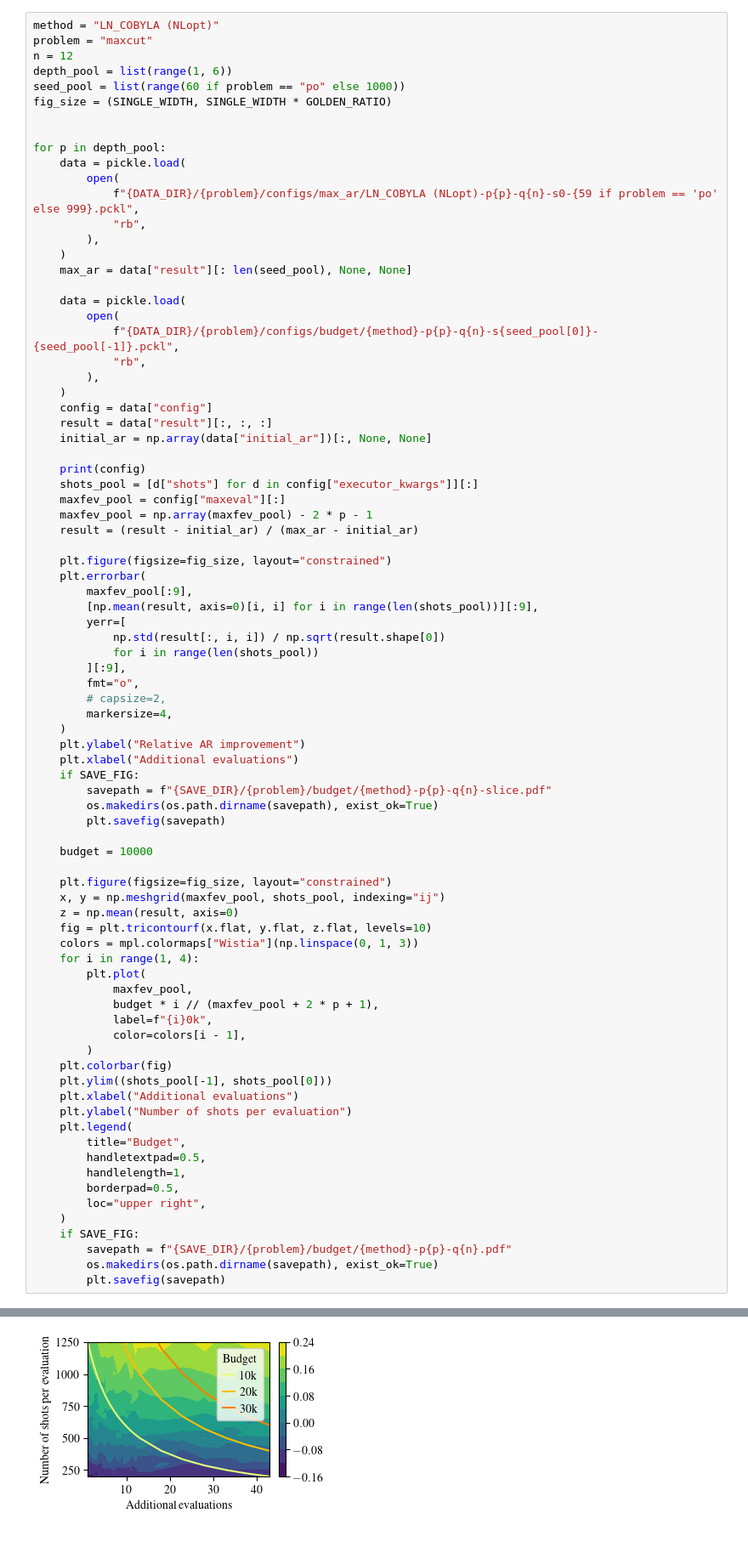
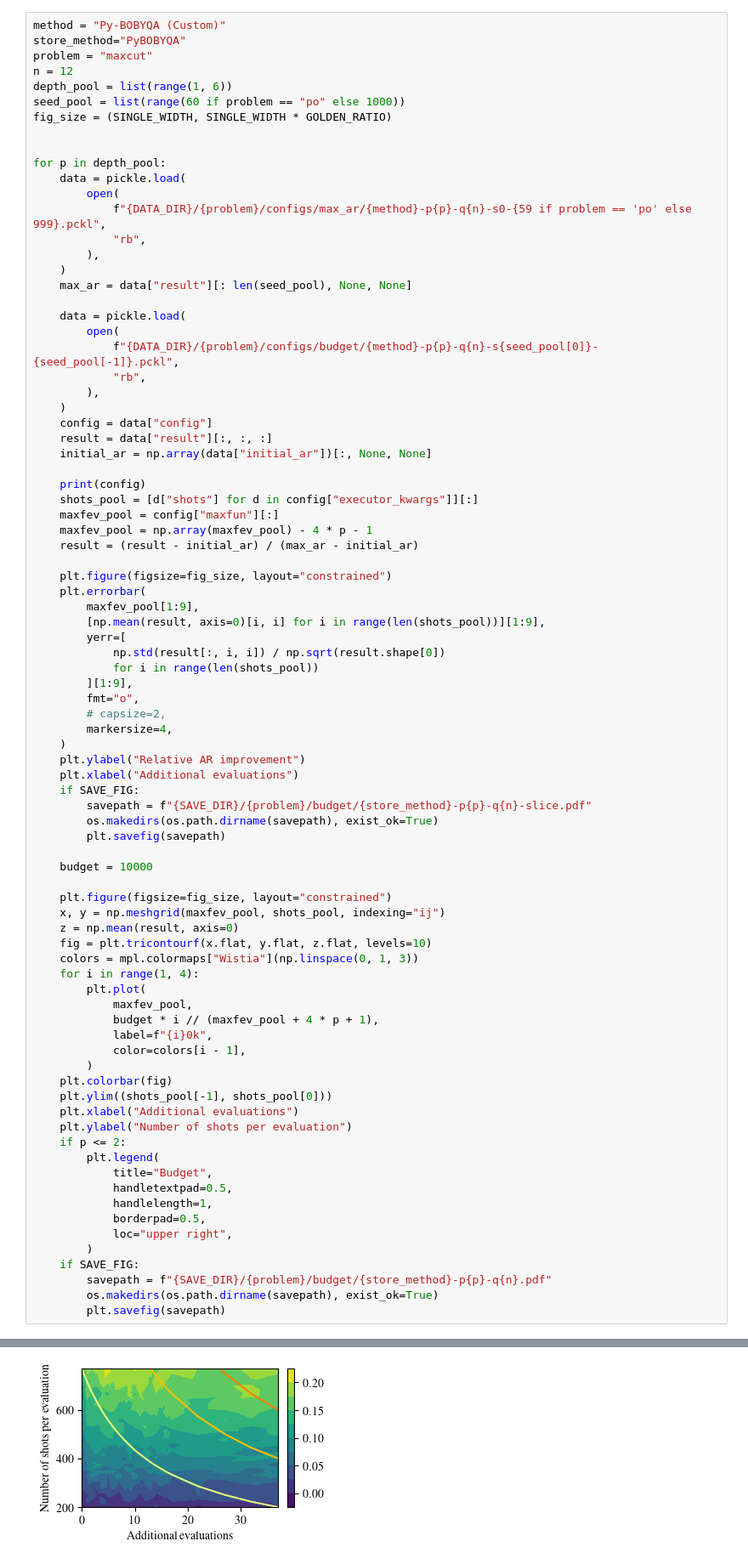
Before and after one commit to jpmorganchase/End-to-End_Protocol_for_High-Quality_QAOA_Parameters, a Jupyter notebook: reproduce_figures/reproduce_figures.ipynb, the cells around one changed output, grey strips where cells are left out. Shown: that part at 85% size. Cells and saved outputs as stored; diff of their text form.

Commit message:
add pybobyqa results

```diff
--- a/reproduce_figures/reproduce_figures.ipynb
+++ b/reproduce_figures/reproduce_figures.ipynb
@@ -163,5 +158,6 @@ Budget allocation
 # %%
-method = "LN_COBYLA (NLopt)"
+method = "Py-BOBYQA (Custom)"
+store_method="PyBOBYQA"
 problem = "maxcut"
 n = 12
 depth_pool = list(range(1, 6))
@@ -172,7 +168,7 @@ fig_size = (SINGLE_WIDTH, SINGLE_WIDTH * GOLDEN_RATIO)
 for p in depth_pool:
     data = pickle.load(
         open(
-            f"{DATA_DIR}/{problem}/configs/max_ar/LN_COBYLA (NLopt)-p{p}-q{n}-s0-{59 if problem == 'po' else 999}.pckl",
+            f"{DATA_DIR}/{problem}/configs/max_ar/{method}-p{p}-q{n}-s0-{59 if problem == 'po' else 999}.pckl",
             "rb",
         ),
     )
@@ -190,18 +186,18 @@ for p in depth_pool:
 
     print(config)
     shots_pool = [d["shots"] for d in config["executor_kwargs"]][:]
-    maxfev_pool = config["maxeval"][:]
-    maxfev_pool = np.array(maxfev_pool) - 2 * p - 1
+    maxfev_pool = config["maxfun"][:]
+    maxfev_pool = np.array(maxfev_pool) - 4 * p - 1
     result = (result - initial_ar) / (max_ar - initial_ar)
 
     plt.figure(figsize=fig_size, layout="constrained")
     plt.errorbar(
-        maxfev_pool[:9],
-        [np.mean(result, axis=0)[i, i] for i in range(len(shots_pool))][:9],
+        maxfev_pool[1:9],
+        [np.mean(result, axis=0)[i, i] for i in range(len(shots_pool))][1:9],
         yerr=[
             np.std(result[:, i, i]) / np.sqrt(result.shape[0])
             for i in range(len(shots_pool))
-        ][:9],
+        ][1:9],
         fmt="o",
         # capsize=2,
         markersize=4,
@@ -209,7 +205,7 @@ for p in depth_pool:
     plt.ylabel("Relative AR improvement")
     plt.xlabel("Additional evaluations")
     if SAVE_FIG:
-        savepath = f"{SAVE_DIR}/{problem}/budget/{method}-p{p}-q{n}-slice.pdf"
+        savepath = f"{SAVE_DIR}/{problem}/budget/{store_method}-p{p}-q{n}-slice.pdf"
         os.makedirs(os.path.dirname(savepath), exist_ok=True)
         plt.savefig(savepath)
 
@@ -223,7 +219,7 @@ for p in depth_pool:
     for i in range(1, 4):
         plt.plot(
             maxfev_pool,
-            budget * i // (maxfev_pool + 2 * p + 1),
+            budget * i // (maxfev_pool + 4 * p + 1),
             label=f"{i}0k",
             color=colors[i - 1],
         )
@@ -231,15 +227,16 @@ for p in depth_pool:
     plt.ylim((shots_pool[-1], shots_pool[0]))
     plt.xlabel("Additional evaluations")
     plt.ylabel("Number of shots per evaluation")
-    plt.legend(
-        title="Budget",
-        handletextpad=0.5,
-        handlelength=1,
-        borderpad=0.5,
-        loc="upper right",
-    )
+    if p <= 2:
+        plt.legend(
+            title="Budget",
+            handletextpad=0.5,
+            handlelength=1,
+            borderpad=0.5,
+            loc="upper right",
+        )
     if SAVE_FIG:
-        savepath = f"{SAVE_DIR}/{problem}/budget/{method}-p{p}-q{n}.pdf"
+        savepath = f"{SAVE_DIR}/{problem}/budget/{store_method}-p{p}-q{n}.pdf"
         os.makedirs(os.path.dirname(savepath), exist_ok=True)
         plt.savefig(savepath)
 # %% [output]
@@ -257 +256 @@ for p in depth_pool:
-[figure, old version]
+[figure, new version]
```
Also changed, not shown: parts of 12 cells of this notebook, 24 other files.
